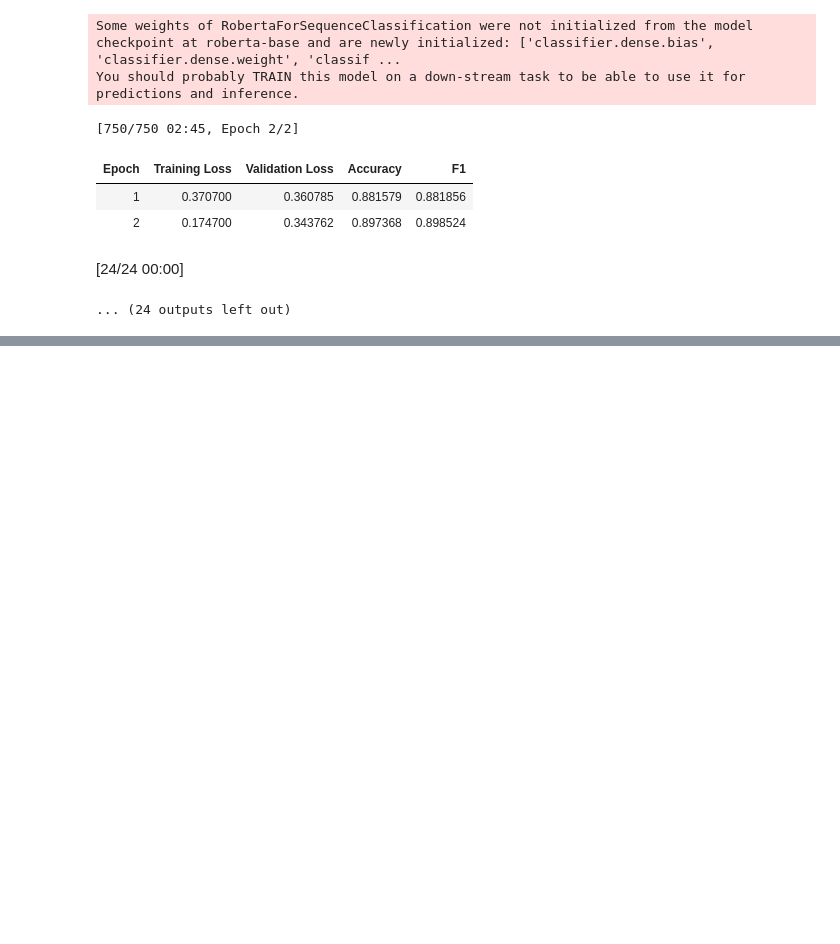
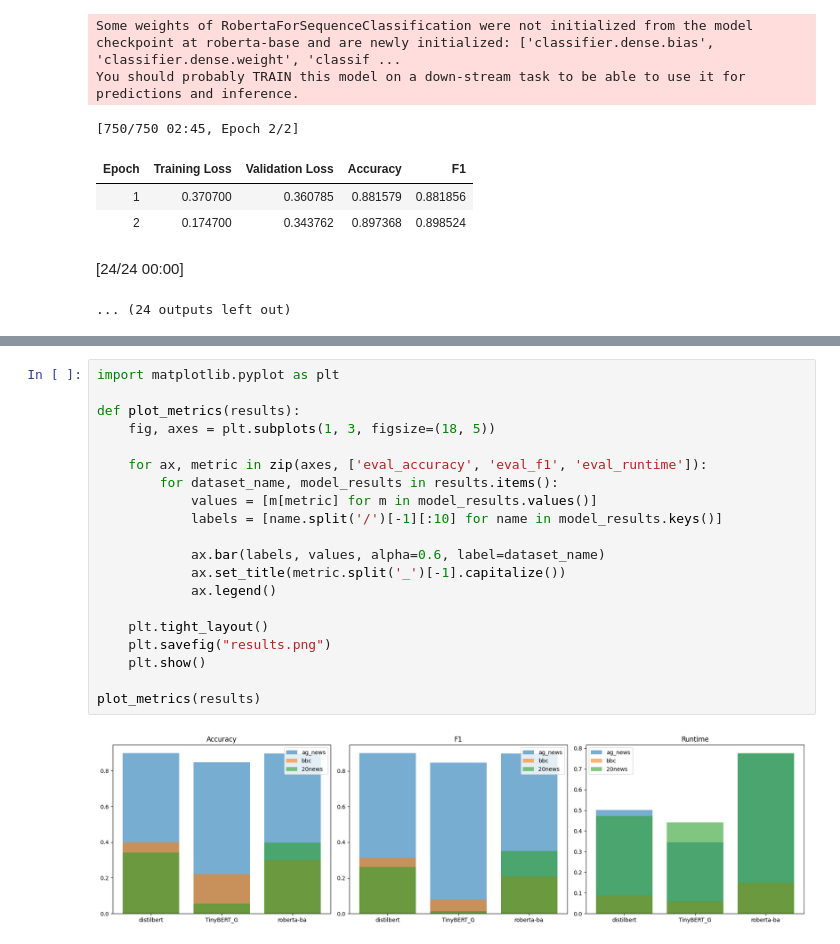
Before and after one commit to makifcevik/python-notebooks, a Jupyter notebook: NewsClassifier.ipynb, the cells around one changed output, grey strips where cells are left out. Saved outputs shown, nothing was run; the diff lists cells and outputs as text; blank space fills up the shorter version.

```diff
--- a/NewsClassifier.ipynb
+++ b/NewsClassifier.ipynb
@@ -222,0 +217,22 @@ print_results_table(results)
+# %%
+import matplotlib.pyplot as plt
+
+def plot_metrics(results):
+    fig, axes = plt.subplots(1, 3, figsize=(18, 5))
+
+    for ax, metric in zip(axes, ['eval_accuracy', 'eval_f1', 'eval_runtime']):
+        for dataset_name, model_results in results.items():
+            values = [m[metric] for m in model_results.values()]
+            labels = [name.split('/')[-1][:10] for name in model_results.keys()]
+
+            ax.bar(labels, values, alpha=0.6, label=dataset_name)
+            ax.set_title(metric.split('_')[-1].capitalize())
+            ax.legend()
+
+    plt.tight_layout()
+    plt.savefig("results.png")
+    plt.show()
+
+plot_metrics(results)
+# %% [output]
+[figure, added]
```
Also changed, not shown: parts of 3 cells of this notebook.
